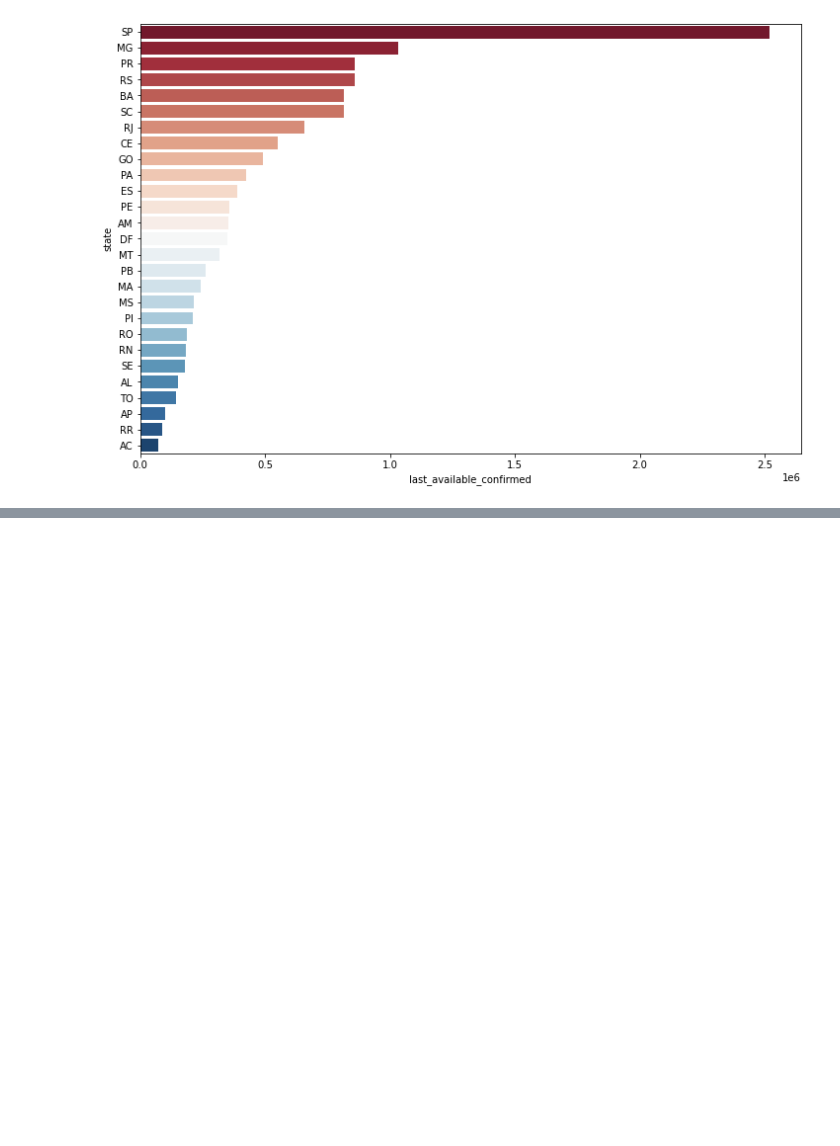
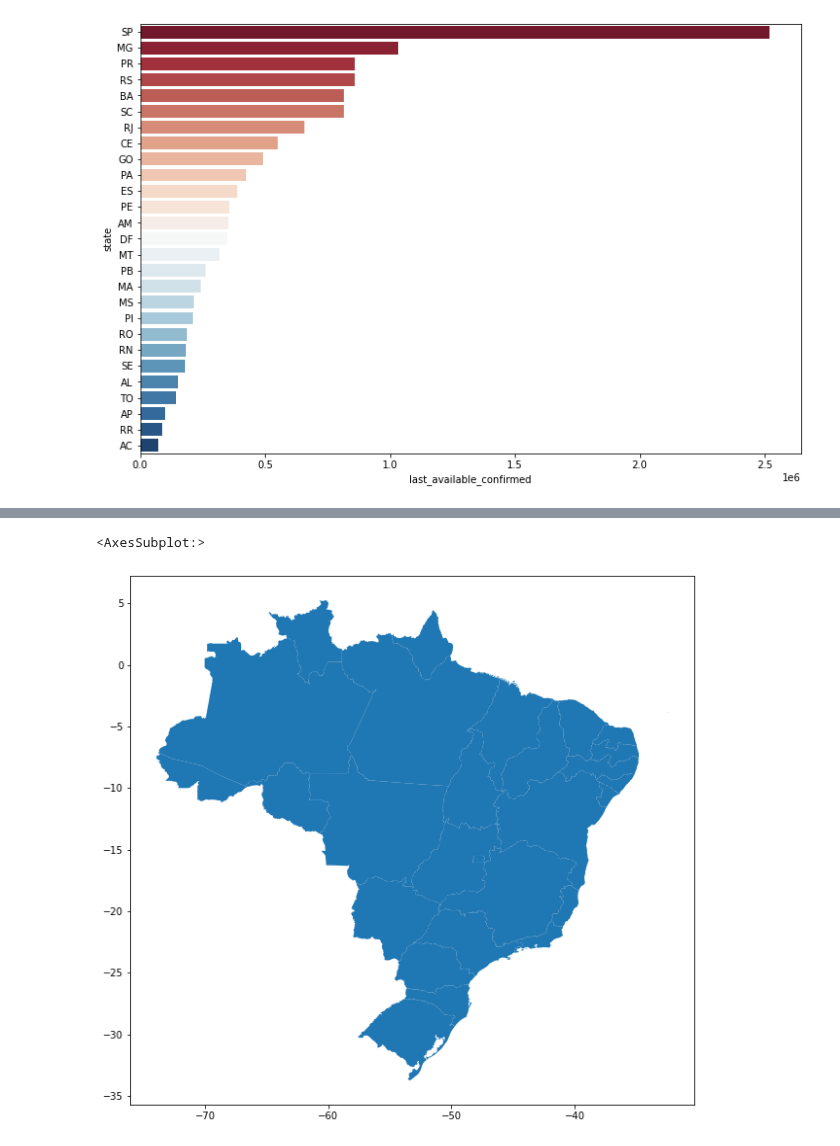
Before and after one commit to vladimiralencar/Alunos-UEPB-TopicosEspeciaisEmBancoDeDados, a Jupyter notebook: Python-Para-Analise-de-Dados/Aula-03-06-Abril-2021-Dataframes-Leitura-Manipulacao-EstatisticaDescritiva-Turma-NOITE-2021.ipynb, the cells around one changed output, grey strips where cells are left out. Saved outputs shown, nothing was run; the diff lists cells and outputs as text; code cells hidden in the pictures; blank space fills up the shorter version.

```diff
--- a/Python-Para-Analise-de-Dados/Aula-03-06-Abril-2021-Dataframes-Leitura-Manipulacao-EstatisticaDescritiva-Turma-NOITE-2021.ipynb
+++ b/Python-Para-Analise-de-Dados/Aula-03-06-Abril-2021-Dataframes-Leitura-Manipulacao-EstatisticaDescritiva-Turma-NOITE-2021.ipynb
@@ -563,0 +570,6 @@ Geopandas
+# %%
+import geopandas as gpd
+
+df = gpd.read_file('estados_2010.shp')
+df2 = gpd.read_file('estados_2010.shp')
+df.head()
@@ -563,0 +583,5 @@ Geopandas
+# %%
+df.plot(figsize=(14,10))
+# %% [output]
+<AxesSubplot:>
+[figure, added]
```
Also changed, not shown: parts of 17 cells of this notebook, 4 other files.
